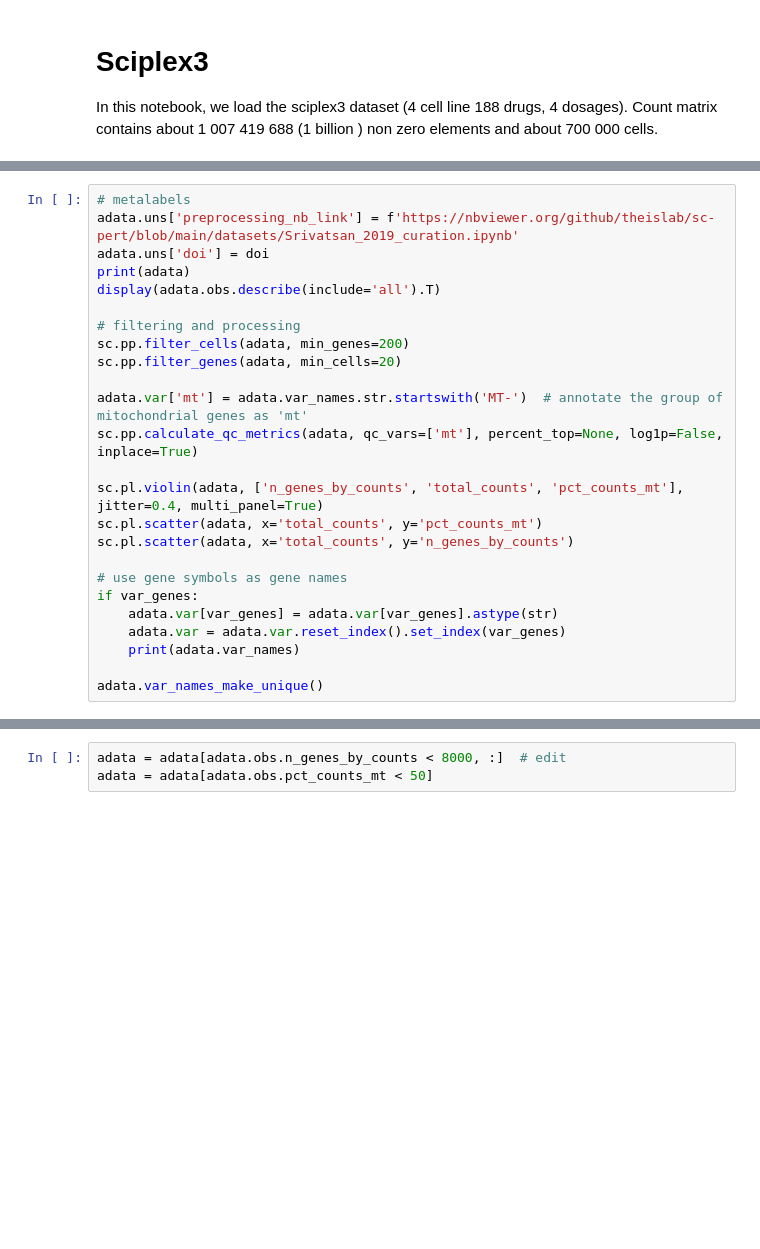
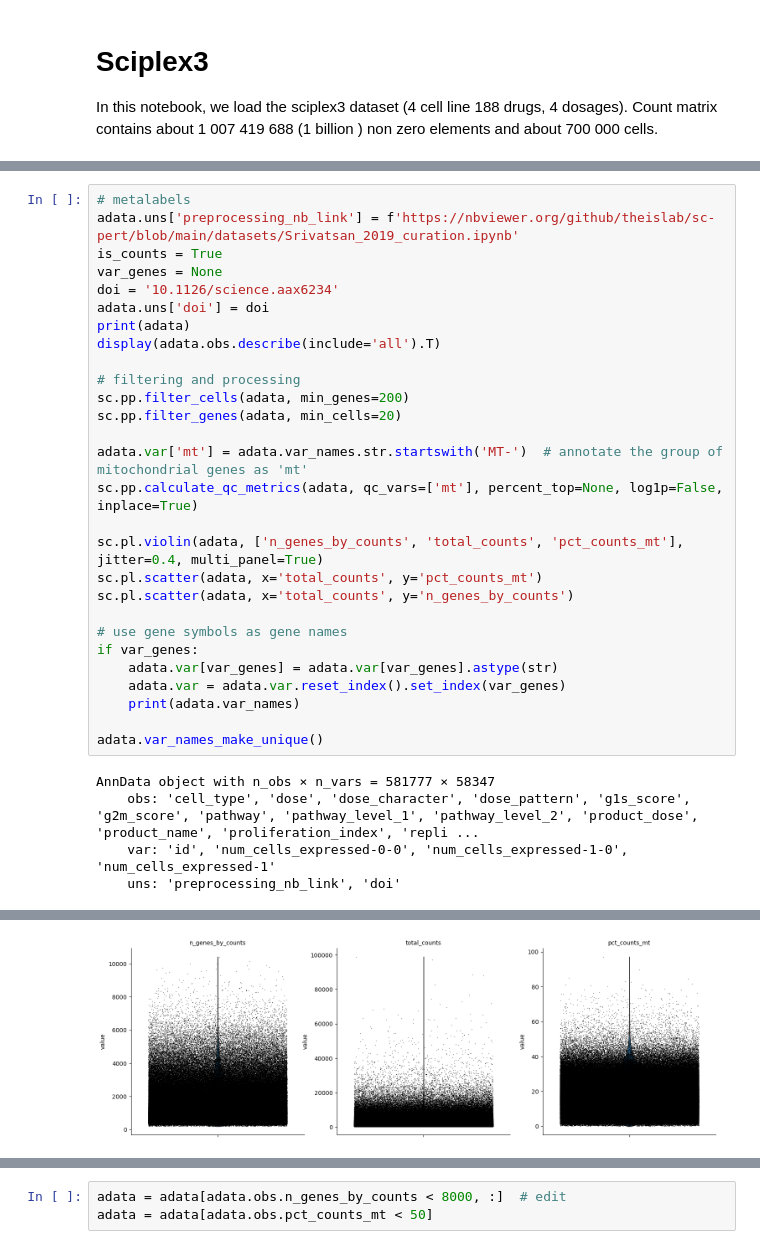
Before and after one commit to NiekBrouwer98/Prepare-sciplex-data, a Jupyter notebook: load_sciplex3.ipynb, the cells around one changed output, grey strips where cells are left out. Saved outputs shown, nothing was run; the diff lists cells and outputs as text; blank space fills up the shorter version.

```diff
--- a/load_sciplex3.ipynb
+++ b/load_sciplex3.ipynb
@@ -36,6 +43,9 @@ AnnData object with n_obs × n_vars = 354640 × 2000
 # %%
 # metalabels
 adata.uns['preprocessing_nb_link'] = f'https://nbviewer.org/github/theislab/sc-pert/blob/main/datasets/Srivatsan_2019_curation.ipynb'
+is_counts = True
+var_genes = None
+doi = '10.1126/science.aax6234'
 adata.uns['doi'] = doi
 print(adata)
 display(adata.obs.describe(include='all').T)
@@ -58,3 +68,8 @@ if var_genes:
     print(adata.var_names)
 
 adata.var_names_make_unique()
+# %% [output]
+AnnData object with n_obs × n_vars = 581777 × 58347
+    obs: 'cell_type', 'dose', 'dose_character', 'dose_pattern', 'g1s_score', 'g2m_score', 'pathway', 'pathway_level_1', 'pathway_level_2', 'product_dose', 'product_name', 'proliferation_index', 'repli ...
+    var: 'id', 'num_cells_expressed-0-0', 'num_cells_expressed-1-0', 'num_cells_expressed-1'
+    uns: 'preprocessing_nb_link', 'doi'
@@ -60,0 +93 @@ adata.var_names_make_unique()
+[figure, added]
```
Also changed, not shown: parts of 12 cells of this notebook, 2 other files.
